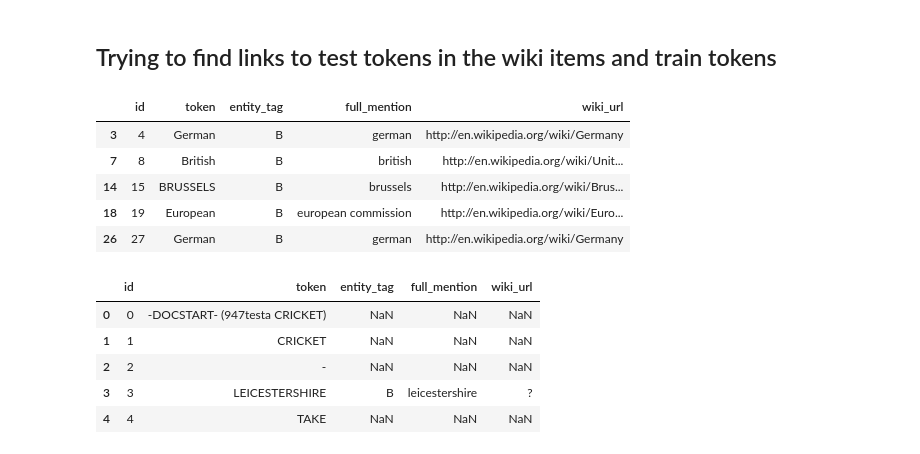
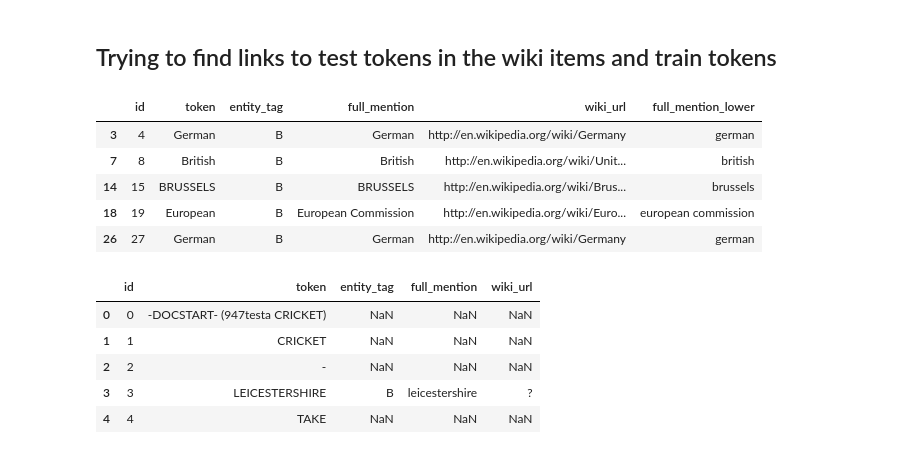
Before and after one commit to DIS-InfoExplorers/Project-3, a Jupyter notebook: Anton_test_bench_1.ipynb, the cells around one changed output. Drawn from its saved outputs; the diff is of its cells as text; code cells hidden in the pictures.

```diff
--- a/Anton_test_bench_1.ipynb
+++ b/Anton_test_bench_1.ipynb
@@ -145,18 +163,18 @@ train_df_mod = train_df.copy(deep=True)
 # Beginning of the URL to wikipedia
 URL = 'http://en.wikipedia.org/wiki/'
 # %%
-train_df_mod['full_mention'] = train_df_mod['full_mention'].str.lower()
+train_df_mod['full_mention_lower'] = train_df_mod['full_mention'].str.lower()
 
 # We only keep the tokens that have a wiki_url
 train_df_mod = train_df_mod[train_df_mod['wiki_url'].notnull() & (train_df_mod['wiki_url'] != '--NME--')]
 train_df_mod.head()
 # %% [output]
-|  | id | token | entity_tag | full_mention | wiki_url |
-| 3 | 4 | German | B | german | http://en.wikipedia.org/wiki/Germany |
-| 7 | 8 | British | B | british | http://en.wikipedia.org/wiki/Unit... |
-| 14 | 15 | BRUSSELS | B | brussels | http://en.wikipedia.org/wiki/Brus... |
-| 18 | 19 | European | B | european commission | http://en.wikipedia.org/wiki/Euro... |
-| 26 | 27 | German | B | german | http://en.wikipedia.org/wiki/Germany |
+|  | id | token | entity_tag | full_mention | wiki_url | full_mention_lower |
+| 3 | 4 | German | B | German | http://en.wikipedia.org/wiki/Germany | german |
+| 7 | 8 | British | B | British | http://en.wikipedia.org/wiki/Unit... | british |
+| 14 | 15 | BRUSSELS | B | BRUSSELS | http://en.wikipedia.org/wiki/Brus... | brussels |
+| 18 | 19 | European | B | European Commission | http://en.wikipedia.org/wiki/Euro... | european commission |
+| 26 | 27 | German | B | German | http://en.wikipedia.org/wiki/Germany | german |
 # %%
 test_df_mod['full_mention'] = test_df_mod['full_mention'].str.lower()
 test_df_mod.head()
```
Also changed, not shown: parts of 18 cells of this notebook.
